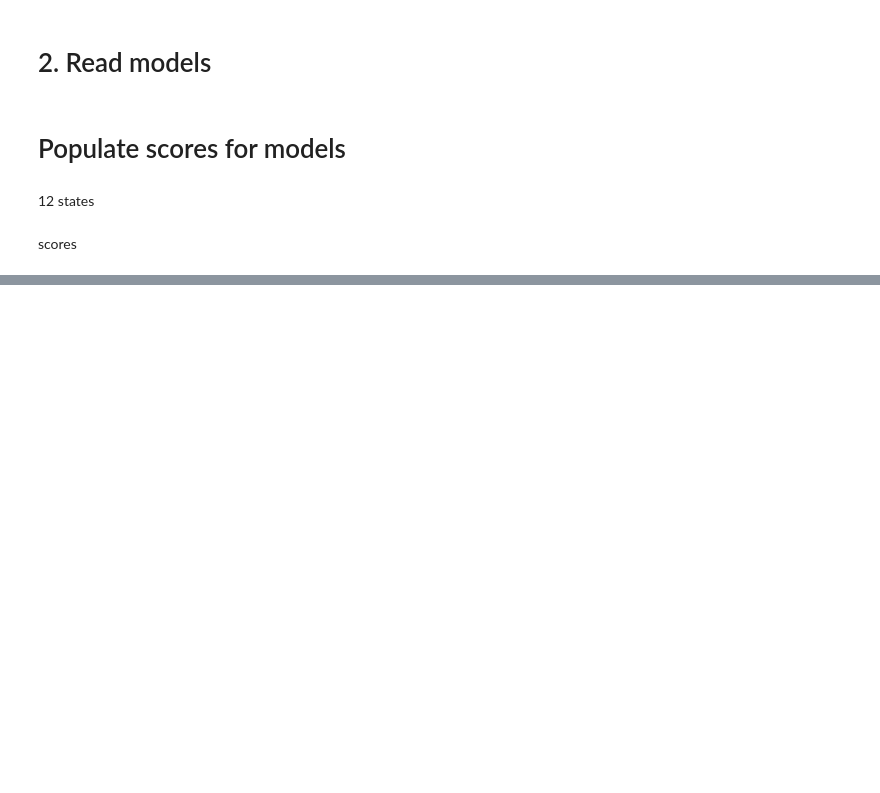
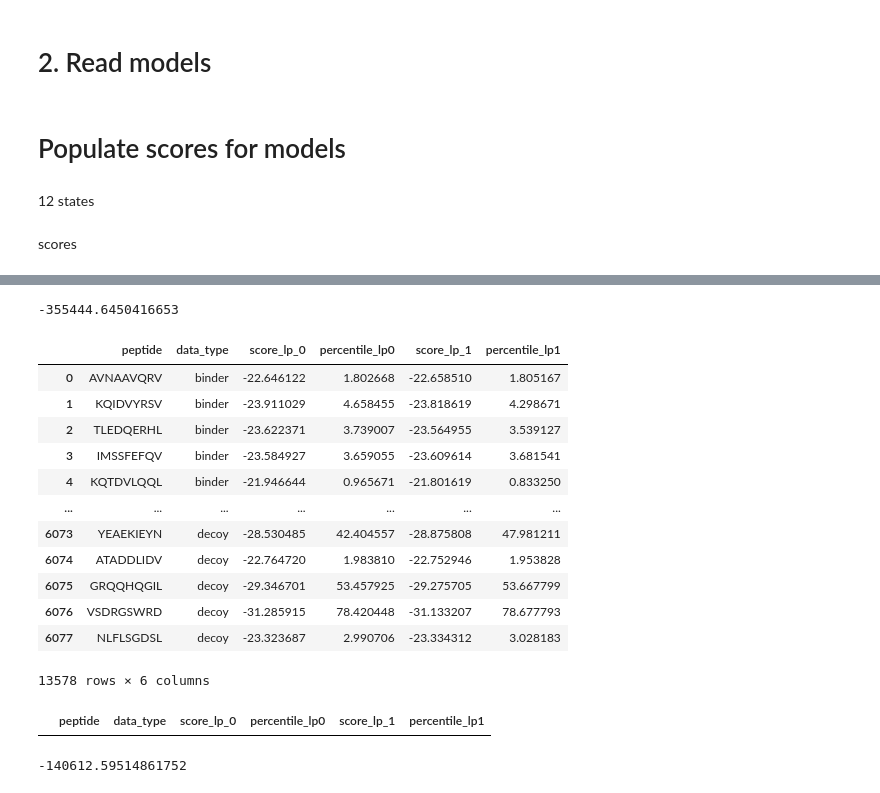
Before and after one commit to denklewer/MHC_predictor, a Jupyter notebook: experiments/length_dependent_hmm/ldhmm_5_collect_scores_for_trained_models.ipynb, the cells around one changed output, grey strips where cells are left out. Drawn from its saved outputs; the diff is of its cells as text; code cells hidden in the pictures; blank space fills up the shorter version.

```diff
--- a/experiments/length_dependent_hmm/ldhmm_5_collect_scores_for_trained_models.ipynb
+++ b/experiments/length_dependent_hmm/ldhmm_5_collect_scores_for_trained_models.ipynb
@@ -84,3 +152,25 @@ per_allele_per_run_per_split_prepared_models15 = get_models(base_model_prefix, m
 
 # base_model_prefix = "8-20-st"
 # per_allele_per_run_per_split_prepared_models20 = get_models(base_model_prefix, models_params_string)
+# %%
+def get_decoy_scores(per_allele_per_run_per_split_models, per_allele_decoy_data, target_length):
+    per_allele_per_run_per_split_decoy_scores_df = dict()
+
+    for allele_name, per_run_num_per_split_models in per_allele_per_run_per_split_models.items():
+        per_allele_per_run_per_split_decoy_scores_df[allele_name] = dict()
+        data = per_allele_decoy_data[allele_name]
+
+        assert 'peptide' in data.columns
+        assert 'length' in data.columns
+        target_data = data[data['length'] == target_length].copy()
+
+        for run_num, per_split_models in per_run_num_per_split_models.items():
+            print(f"For run {run_num}:", end=" ")
+            per_allele_per_run_per_split_decoy_scores_df[allele_name][run_num] = dict()
+            for split_num, model in per_split_models.items():
+                print(f"split {split_num}", end=" ")
+                score_df = target_data.copy()
+                score_df['score'] = [model.log_probability(peptide) for peptide in score_df['peptide']]
+                per_allele_per_run_per_split_decoy_scores_df[allele_name][run_num][split_num] = score_df
+            print()
+    return per_allele_per_run_per_split_decoy_scores_df
@@ -173,0 +470,20 @@ sum_predictions,per_allele_per_split_train_predictions, per_allele_per_split_tes
+# %%
+df_test['score_lp_0'].sum()
+# %% [output]
+-355444.6450416653
+# %%
+df_test
+# %% [output]
+|  | peptide | data_type | score_lp_0 | percentile_lp0 | score_lp_1 | percentile_lp1 |
+| 0 | AVNAAVQRV | binder | -22.646122 | 1.802668 | -22.658510 | 1.805167 |
+| 1 | KQIDVYRSV | binder | -23.911029 | 4.658455 | -23.818619 | 4.298671 |
+| 2 | TLEDQERHL | binder | -23.622371 | 3.739007 | -23.564955 | 3.539127 |
+| 3 | IMSSFEFQV | binder | -23.584927 | 3.659055 | -23.609614 | 3.681541 |
+| 4 | KQTDVLQQL | binder | -21.946644 | 0.965671 | -21.801619 | 0.833250 |
+| ... | ... | ... | ... | ... | ... | ... |
+| 6073 | YEAEKIEYN | decoy | -28.530485 | 42.404557 | -28.875808 | 47.981211 |
+| 6074 | ATADDLIDV | decoy | -22.764720 | 1.983810 | -22.752946 | 1.953828 |
+| 6075 | GRQQHQGIL | decoy | -29.346701 | 53.457925 | -29.275705 | 53.667799 |
+| 6076 | VSDRGSWRD | decoy | -31.285915 | 78.420448 | -31.133207 | 78.677793 |
+| 6077 | NLFLSGDSL | decoy | -23.323687 | 2.990706 | -23.334312 | 3.028183 |
+13578 rows × 6 columns
@@ -173,0 +493,8 @@ sum_predictions,per_allele_per_split_train_predictions, per_allele_per_split_tes
+# %%
+binders_test_df[np.isinf(binders_test_df['score_lp_0'])]
+# %% [output]
+|  | peptide | data_type | score_lp_0 | percentile_lp0 | score_lp_1 | percentile_lp1 |
+# %%
+binders_test_df['score_lp_0'].sum()
+# %% [output]
+-140612.59514861752
```
Also changed, not shown: parts of 27 cells of this notebook, 23 other files.
